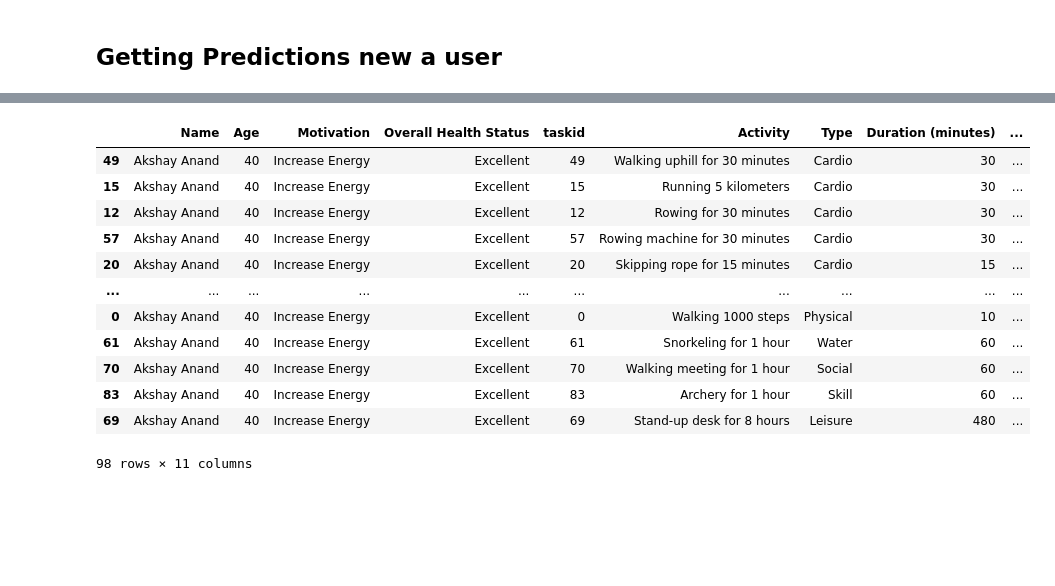
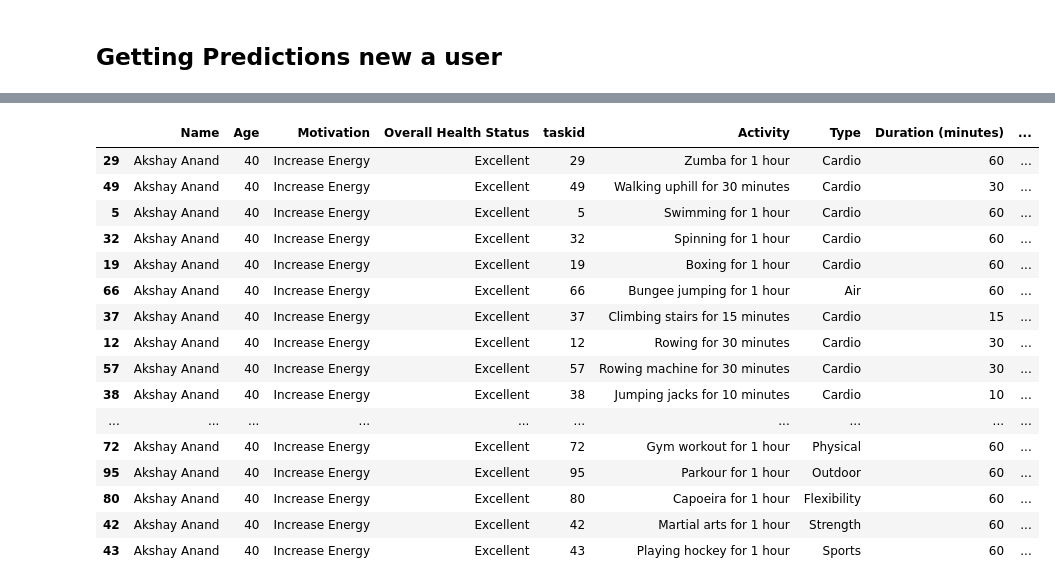
Before and after one commit to akshayanand12/TaskRecommender, a Jupyter notebook: TaskRecommender.ipynb, the cells around one changed output, grey strips where cells are left out. Saved outputs shown, nothing was run; the diff lists cells and outputs as text; code cells hidden in the pictures; blank space fills up the shorter version.

```diff
--- a/TaskRecommender.ipynb
+++ b/TaskRecommender.ipynb
@@ -129,7 +112,10 @@ def load_label_encoders(file_path):
 def preprocess_new_data(input_df, encoders):
     df = input_df.copy()
     for column, encoder in encoders.items():
-        df[column] = encoder.transform(df[column])
+        try:
+            df[column] = encoder.transform(df[column])
+        except:
+            pass
 
     # Rename columns for consistency and remove spaces
     df.columns = [col.replace(' ', '_') for col in df.columns]
@@ -206,7 +176,7 @@ def create_prediction_for_user(user_df):
     user_processed_inference_df = preprocess_new_data(user_inference_df, loaded_encoders)
     user_processed_inference_df = user_processed_inference_df[["Age", "Motivation", "Overall_Health_Status",
                                                                "Activity", "Type", "Duration_(minutes)", "Intensity"]]
-    # nate_processed_inference_df.drop(["Name"], axis=1)
+    user_processed_inference_df = user_processed_inference_df.fillna(0)
 
     user_prediction = model.predict_proba(user_processed_inference_df)
 
@@ -243,25 +217,29 @@ nate_prediction
 # %%
 data = {
     'Name': ['Akshay Anand'],
     'Age': [40],
     'Motivation': ['Increase Energy'],
     'Overall Health Status': ['Excellent']
 }
 
 akshay_df = pd.DataFrame(data)
 akshay_prediction = create_prediction_for_user(akshay_df)
-akshay_prediction
+akshay_prediction.head(20)
 # %% [output]
 |  | Name | Age | Motivation | Overall Health Status | taskid | Activity | Type | Duration (minutes) | ... |
+| 29 | Akshay Anand | 40 | Increase Energy | Excellent | 29 | Zumba for 1 hour | Cardio | 60 | ... |
 | 49 | Akshay Anand | 40 | Increase Energy | Excellent | 49 | Walking uphill for 30 minutes | Cardio | 30 | ... |
-| 15 | Akshay Anand | 40 | Increase Energy | Excellent | 15 | Running 5 kilometers | Cardio | 30 | ... |
+| 5 | Akshay Anand | 40 | Increase Energy | Excellent | 5 | Swimming for 1 hour | Cardio | 60 | ... |
+| 32 | Akshay Anand | 40 | Increase Energy | Excellent | 32 | Spinning for 1 hour | Cardio | 60 | ... |
+| 19 | Akshay Anand | 40 | Increase Energy | Excellent | 19 | Boxing for 1 hour | Cardio | 60 | ... |
+| 66 | Akshay Anand | 40 | Increase Energy | Excellent | 66 | Bungee jumping for 1 hour | Air | 60 | ... |
+| 37 | Akshay Anand | 40 | Increase Energy | Excellent | 37 | Climbing stairs for 15 minutes | Cardio | 15 | ... |
 | 12 | Akshay Anand | 40 | Increase Energy | Excellent | 12 | Rowing for 30 minutes | Cardio | 30 | ... |
 | 57 | Akshay Anand | 40 | Increase Energy | Excellent | 57 | Rowing machine for 30 minutes | Cardio | 30 | ... |
-| 20 | Akshay Anand | 40 | Increase Energy | Excellent | 20 | Skipping rope for 15 minutes | Cardio | 15 | ... |
+| 38 | Akshay Anand | 40 | Increase Energy | Excellent | 38 | Jumping jacks for 10 minutes | Cardio | 10 | ... |
 | ... | ... | ... | ... | ... | ... | ... | ... | ... | ... |
-| 0 | Akshay Anand | 40 | Increase Energy | Excellent | 0 | Walking 1000 steps | Physical | 10 | ... |
-| 61 | Akshay Anand | 40 | Increase Energy | Excellent | 61 | Snorkeling for 1 hour | Water | 60 | ... |
-| 70 | Akshay Anand | 40 | Increase Energy | Excellent | 70 | Walking meeting for 1 hour | Social | 60 | ... |
-| 83 | Akshay Anand | 40 | Increase Energy | Excellent | 83 | Archery for 1 hour | Skill | 60 | ... |
-| 69 | Akshay Anand | 40 | Increase Energy | Excellent | 69 | Stand-up desk for 8 hours | Leisure | 480 | ... |
+| 72 | Akshay Anand | 40 | Increase Energy | Excellent | 72 | Gym workout for 1 hour | Physical | 60 | ... |
+| 95 | Akshay Anand | 40 | Increase Energy | Excellent | 95 | Parkour for 1 hour | Outdoor | 60 | ... |
+| 80 | Akshay Anand | 40 | Increase Energy | Excellent | 80 | Capoeira for 1 hour | Flexibility | 60 | ... |
+| 42 | Akshay Anand | 40 | Increase Energy | Excellent | 42 | Martial arts for 1 hour | Strength | 60 | ... |
+| 43 | Akshay Anand | 40 | Increase Energy | Excellent | 43 | Playing hockey for 1 hour | Sports | 60 | ... |
-98 rows × 11 columns
```
Also changed, not shown: parts of 12 cells of this notebook, 6 other files.
